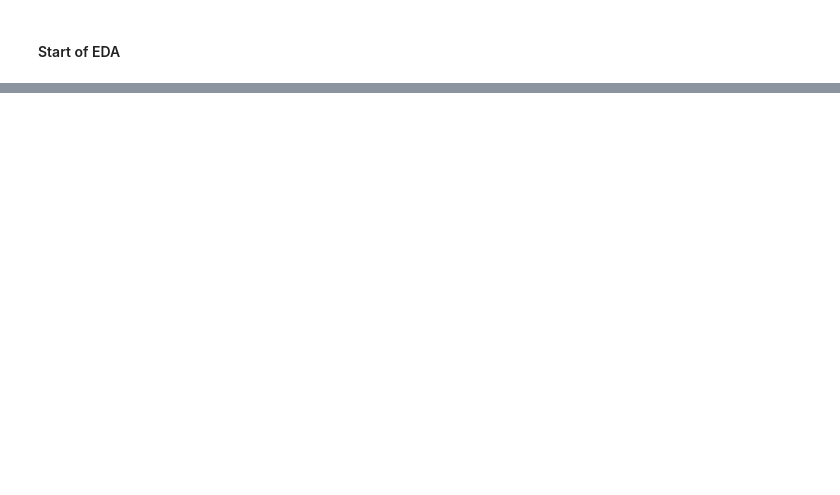
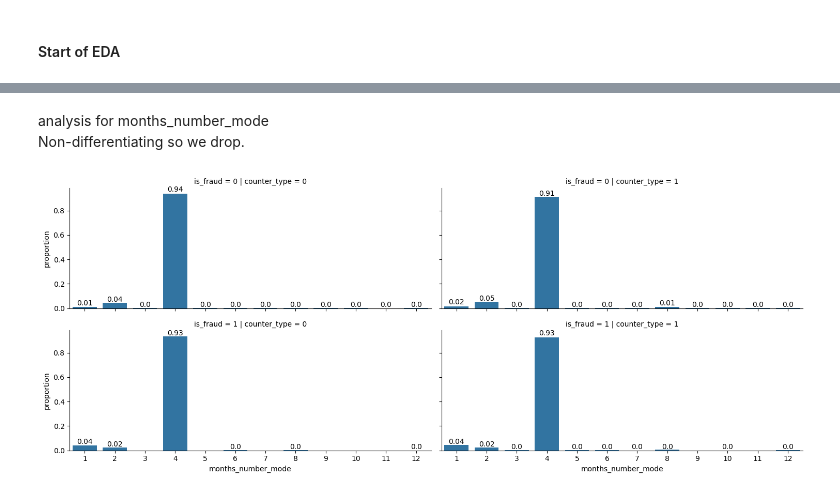
Before and after one commit to nghockleong/fraud-detection-in-electricity-and-gas-consumption, a Jupyter notebook: fraud-detection-in-electricity-and-gas-consumption.ipynb, the cells around one changed output, grey strips where cells are left out. Drawn from its saved outputs; the diff is of its cells as text; code cells hidden in the pictures; blank space fills up the shorter version.

```diff
--- a/fraud-detection-in-electricity-and-gas-consumption.ipynb
+++ b/fraud-detection-in-electricity-and-gas-consumption.ipynb
@@ -204,0 +287,12 @@ Name: count, dtype: int64
+# %%
+g = sns.FacetGrid(train, row = "is_fraud", col = "counter_type", aspect = 2.5)
+g.map_dataframe(sns.countplot, "reading_remark_mode", stat = "proportion")
+
+for ax in g.axes.flat:
+    annotate_plot(ax, 2)
+
+g = sns.FacetGrid(train, row = "is_fraud", col = "counter_type", aspect = 2.5)
+g.map_dataframe(sns.countplot, "reading_remark_column_range", stat = "proportion")
+
+for ax in g.axes.flat:
+    annotate_plot(ax, 2)
@@ -204,0 +306,12 @@ Name: count, dtype: int64
+# %%
+g = sns.FacetGrid(train, row = "is_fraud", col = "counter_type", aspect = 2.5)
+g.map_dataframe(sns.countplot, "counter_coefficient_mode", stat = "proportion")
+
+for ax in g.axes.flat:
+    annotate_plot(ax, 2)
+
+g = sns.FacetGrid(train, row = "is_fraud", col = "counter_type", aspect = 2.5)
+g.map_dataframe(sns.countplot, "counter_coefficient_column_range", stat = "proportion")
+
+for ax in g.axes.flat:
+    annotate_plot(ax, 2)
@@ -204,0 +321,11 @@ Name: count, dtype: int64
+# %% [markdown]
+analysis for months_number_mode<br>
+Non-differentiating so we drop.
+# %%
+g = sns.FacetGrid(train, row = "is_fraud", col = "counter_type", aspect = 2.5)
+g.map_dataframe(sns.countplot, "months_number_mode", stat = "proportion")
+
+for ax in g.axes.flat:
+    annotate_plot(ax, 2)
+# %% [output]
+[figure, added]
```
Also changed, not shown: parts of 59 cells of this notebook.
